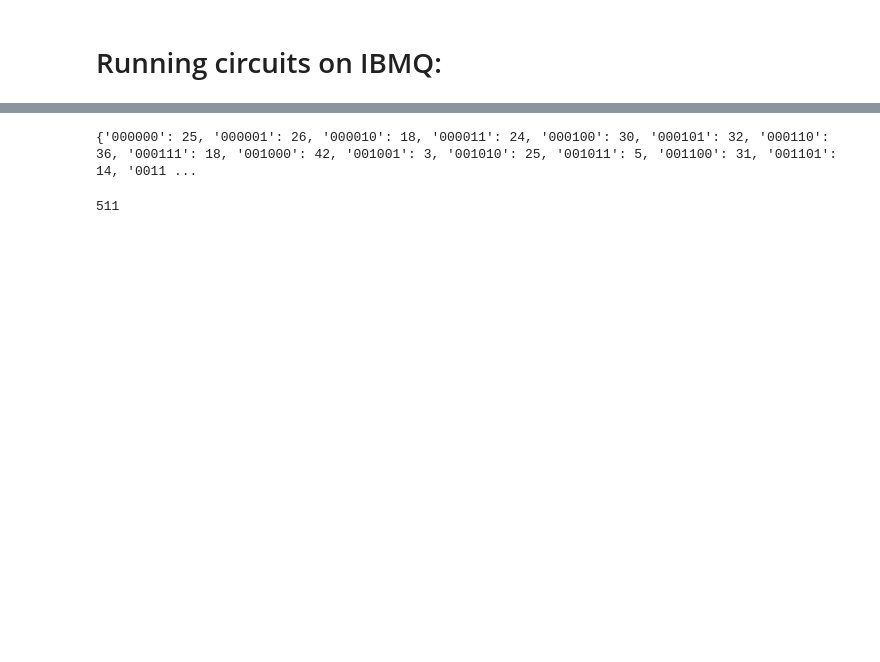
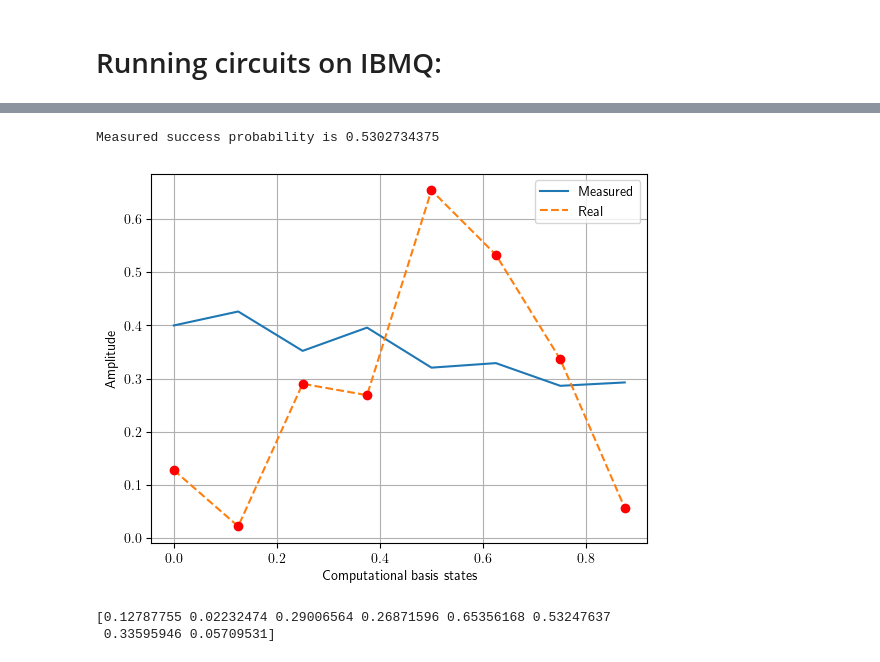
Before and after one commit to ronitd2002/QHack-2024-Walsh-Series, a Jupyter notebook: walsh_rus.ipynb, the cells around one changed output, grey strips where cells are left out. Saved outputs shown, nothing was run; the diff lists cells and outputs as text; code cells hidden in the pictures; blank space fills up the shorter version.

```diff
--- a/walsh_rus.ipynb
+++ b/walsh_rus.ipynb
@@ -201,24 +207,29 @@ res = real_circuit(np.array(range(1,num_qubits+1)),np.array([0]),get_interp(amp_
-# %%
-print(res)
-# %% [output]
-{'000000': 25, '000001': 26, '000010': 18, '000011': 24, '000100': 30, '000101': 32, '000110': 36, '000111': 18, '001000': 42, '001001': 3, '001010': 25, '001011': 5, '001100': 31, '001101': 14, '0011 ...
-# %%
-sum=0
-for key,val in res.items():
-    if key[-1]=='1':
-        sum+=val
-print(sum)
-# %% [output]
-511
+# %%
+job = service.jobs(backend_name='ibm_osaka')[0]
+res = job.result()
+# %%
+sum = 0
+for key,val in res.get_counts().items():
+    if key[-1]=='1':
+        sum+=val
+print('Measured success probability is',sum/shots)
+# %% [output]
+Measured success probability is 0.5302734375
+# %%
+output = np.zeros(2**num_qubits)
+for key,val in res.get_counts().items():
+    if key[-1]=='1':
+        output[int(''.join(reversed(key[:-1])),2)]+=val
+output/=sum
 # %%
-res_p = res[res.shape[0]//2:]
-print(np.linalg.norm(res_p))
-res_pn = np.abs(res_p)/np.linalg.norm(res_p)
 sample_points = np.linspace(0,1,num=2**num_qubits,endpoint=False)
-print(res_pn)
-plt.plot(sample_points,res_pn,label='measured')
-plt.plot(sample_points,get_interp(amp_list)(sample_points),label='real',linestyle='--')
+plt.plot(sample_points,np.sqrt(output),label='Measured')
+plt.plot(sample_points,get_interp(amp_list)(sample_points),label='Real',linestyle='--')
 plt.scatter(sample_points,amp_list,c='red',zorder=2)
+plt.ylabel('Amplitude')
+plt.xlabel('Computational basis states')
 plt.legend()
 plt.grid()
 plt.show()
+# %% [output]
+[figure, added]
@@ -224,0 +260,5 @@ plt.show()
+# %%
+print(amp_list)
+# %% [output]
+[0.12787755 0.02232474 0.29006564 0.26871596 0.65356168 0.53247637
+ 0.33595946 0.05709531]
```
Also changed, not shown: parts of 15 cells of this notebook, 5 other files.
